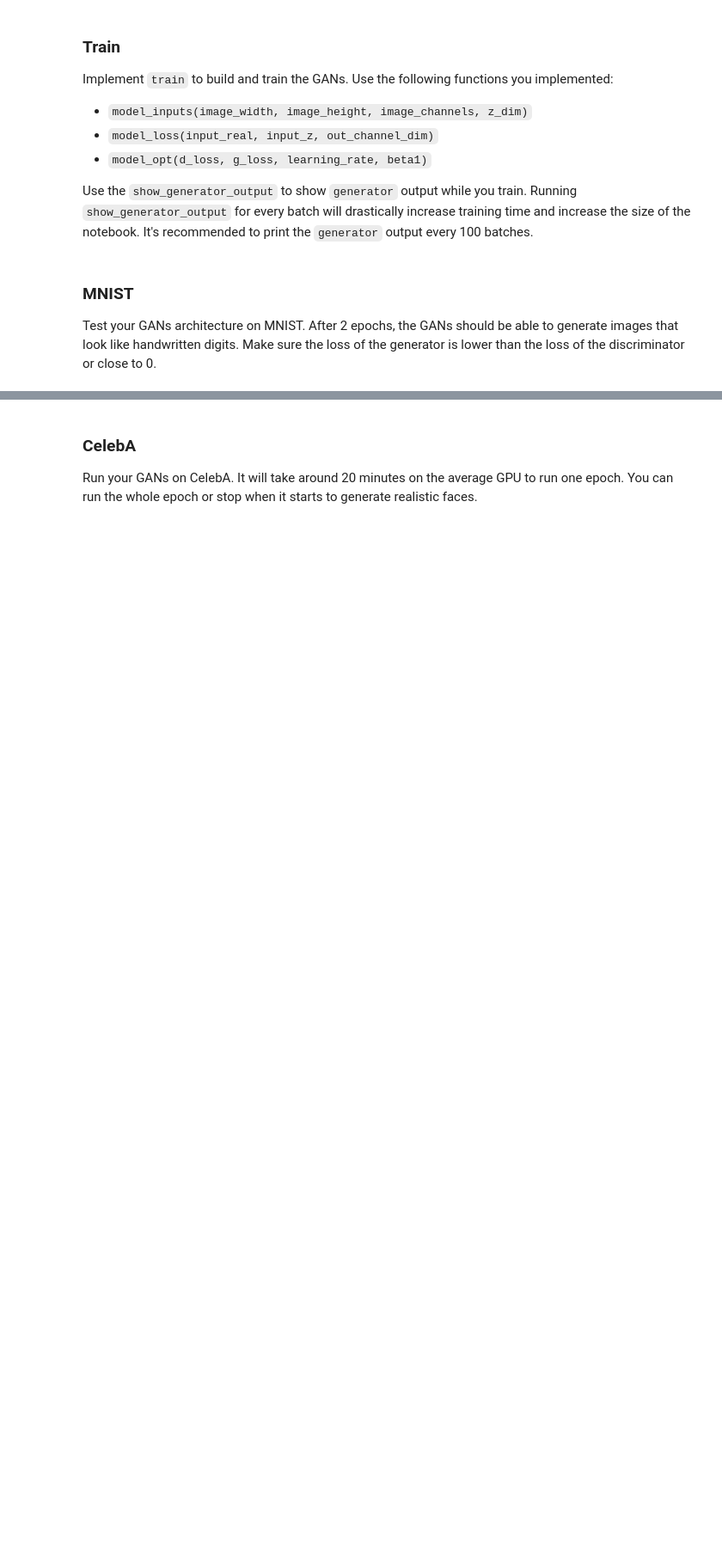
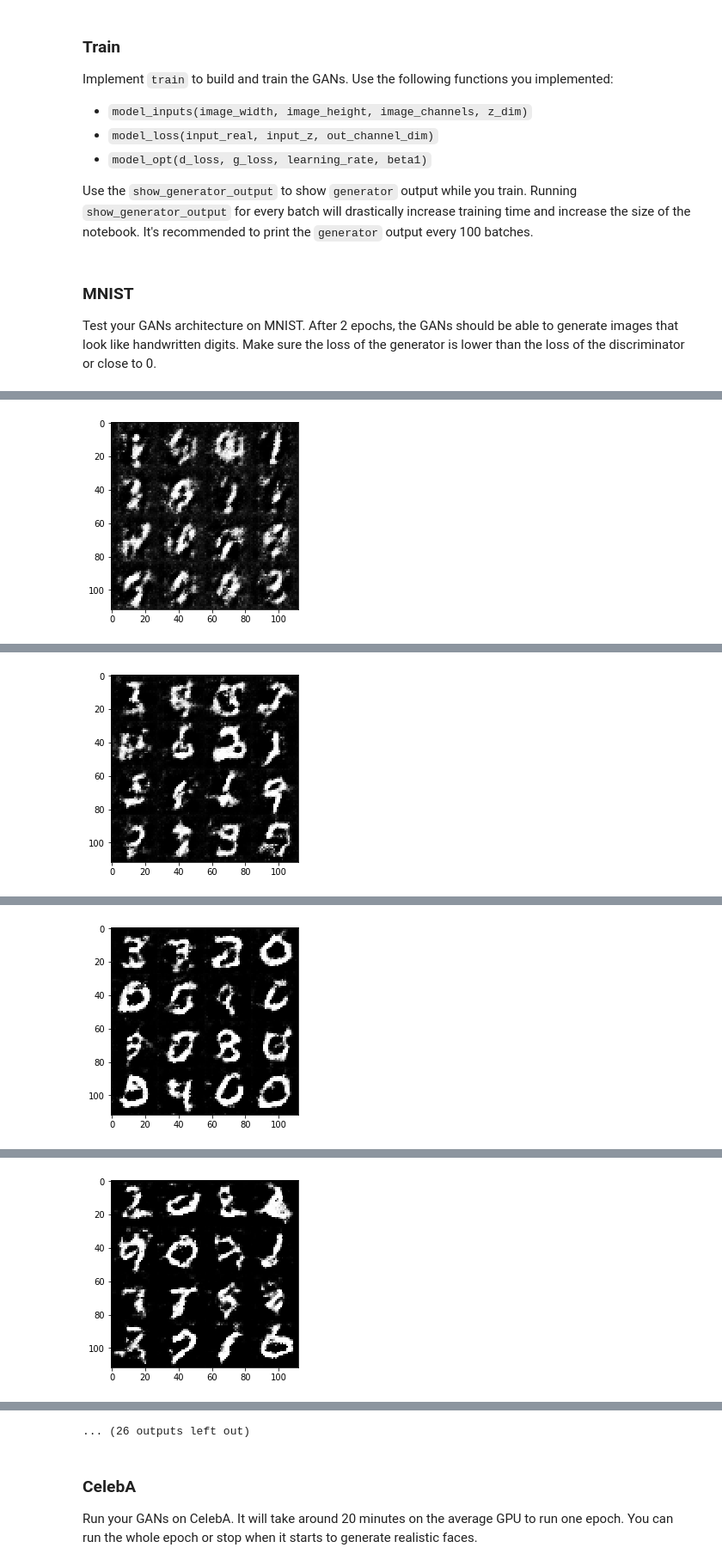
Before and after one commit to anorfleet/saving_face, a Jupyter notebook: dlnd_face_generation.ipynb, the cells around one changed output, grey strips where cells are left out. Shown at 86% size. Saved outputs shown, nothing was run; the diff lists cells and outputs as text; code cells hidden in the pictures; blank space fills up the shorter version.

```diff
--- a/dlnd_face_generation.ipynb
+++ b/dlnd_face_generation.ipynb
@@ -245,10 +242,14 @@ def model_loss(input_real, input_z, out_channel_dim):
     d_model_real, d_logits_real = discriminator(input_real)
     d_model_fake, d_logits_fake = discriminator(g_model, reuse=True)
 
+#     ones_smooth = np.random.uniform(0.8, 1.1, size=tf.shape(d_model_real).shape)
+    ones_smooth = np.random.uniform(0.85, 1, size=(1))
+    zero_smooth = np.random.uniform(0, 0.1, size=(1))
+
     d_loss_real = tf.reduce_mean(
-        tf.nn.sigmoid_cross_entropy_with_logits(logits=d_logits_real, labels=tf.ones_like(d_model_real)*0.85))
+        tf.nn.sigmoid_cross_entropy_with_logits(logits=d_logits_real, labels=tf.ones_like(d_model_real)*ones_smooth))
     d_loss_fake = tf.reduce_mean(
-        tf.nn.sigmoid_cross_entropy_with_logits(logits=d_logits_fake, labels=tf.zeros_like(d_model_fake)))
+        tf.nn.sigmoid_cross_entropy_with_logits(logits=d_logits_fake, labels=tf.zeros_like(d_model_fake)*zero_smooth))
     g_loss = tf.reduce_mean(
         tf.nn.sigmoid_cross_entropy_with_logits(logits=d_logits_fake, labels=tf.ones_like(d_model_fake)))
 
@@ -370,22 +371,25 @@ def train(epoch_count, batch_size, z_dim, learning_rate, beta1, get_batches, dat
 
                 _ = sess.run([d_opt], feed_dict={input_real: batch_images, input_z:z, lr:learning_rate})
                 _ = sess.run([g_opt], feed_dict={input_z:z, input_real: batch_images, lr:learning_rate})
+                _ = sess.run([g_opt], feed_dict={input_z:z, input_real: batch_images, lr:learning_rate})
 
 
-                if steps % 250 == 0:
+                if steps % 100 == 0:
                     # print losses
                     d_loss_train = d_loss.eval(feed_dict={input_real: batch_images, input_z:z})
                     g_loss_train = g_loss.eval(feed_dict={input_z:z})
 
                     print("Epoch {}/{}".format(epoch_i,epoch_count),
+                          "Step {}".format(steps),
                           "Discriminator Loss, {}".format(d_loss_train),
                           "Generator Loss, {}".format(g_loss_train))
                     losses.append([d_loss_train, g_loss_train])
 
-                if steps % 500 == 0:
-                    show_generator_output(sess, batch_size, input_z, chan, data_image_mode)
+                if steps % 200 == 0:
+                    show_generator_output(sess, 16, input_z, chan, data_image_mode)
 
         saver.save(sess, './checkpoints/generator.ckpt')
+        show_generator_output(sess, 16, input_z, chan, data_image_mode)
 
     return losses
 # %% [markdown]
@@ -420,0 +398,47 @@ Epoch 1/2 Discriminator Loss, 1.4547662734985352 Generator Loss, 0.8034948706626
+# %%
+batch_size, z_dim, learning_rate, beta1 = 64, 50, 0.0005, 0.3 # No
+### .... lots of iterating ###
+### I landed on batch size of 25 mostly because it displays well.
+batch_size, z_dim, learning_rate, beta1 = 25, 200, 0.0005, 0.3 #No 0.9, 128
+batch_size, z_dim, learning_rate, beta1 = 25, 200, 0.00005, 0.3 #No 0.9, 128
+batch_size, z_dim, learning_rate, beta1 = 25, 200, 0.0005, 0.25 #this isn't working 0.9, 128
+
+### fixed bug in discriminator
+batch_size, z_dim, learning_rate, beta1 = 25, 100, 0.0005, 0.25 #took to long to train
+batch_size, z_dim, learning_rate, beta1 = 25, 100, 0.001, 0.2 #trained really fast
+
+## bump generator starting dim to 256
+batch_size, z_dim, learning_rate, beta1 = 25, 100, 0.0008, 0.3 #to slow
+batch_size, z_dim, learning_rate, beta1 = 25, 100, 0.001, 0.3 #better but not quite
+
+## bump discriminitor dim seed to 32 to follow DCGAN
+batch_size, z_dim, learning_rate, beta1 = 25, 100, 0.001, 0.3 #better
+batch_size, z_dim, learning_rate, beta1 = 25, 100, 0.0007, 0.3 #better but not quite
+batch_size, z_dim, learning_rate, beta1 = 25, 100, 0.0006, 0.3 #better but not quite
+batch_size, z_dim, learning_rate, beta1 = 25, 200, 0.0006, 0.3 #better number gen seem more stable
+batch_size, z_dim, learning_rate, beta1 = 25, 200, 0.0004, 0.3 #worse
+batch_size, z_dim, learning_rate, beta1 = 25, 200, 0.0006, 0.4 #good
+
+## bump dim seed on generator for 512, closert ot DCGAN
+batch_size, z_dim, learning_rate, beta1 = 25, 200, 0.0005, 0.3 #good, but could go lower in lr or beta1
+batch_size, z_dim, learning_rate, beta1 = 25, 200, 0.0004, 0.5 #nope
+batch_size, z_dim, learning_rate, beta1 = 32, 200, 0.0007, 0.5 #good, number still not crisp
+batch_size, z_dim, learning_rate, beta1 = 64, 200, 0.0005, 0.3 #really bad?
+batch_size, z_dim, learning_rate, beta1 = 64, 200, 0.0008, 0.3 #good, number still not crisp
+batch_size, z_dim, learning_rate, beta1 = 32, 200, 0.0006, 0.3 #good, number still not crisp
+batch_size, z_dim, learning_rate, beta1 = 32, 200, 0.0006, 0.1 #good, number still not crisp
+batch_size, z_dim, learning_rate, beta1 = 32, 200, 0.0007, 0.1 #good, number still not crisp
+
+#Going deeper
+batch_size, z_dim, learning_rate, beta1 = 32, 200, 0.00025, 0.3 #good, number still not crisp
+
+"""
+DON'T MODIFY ANYTHING IN THIS CELL THAT IS BELOW THIS LINE
+"""
+epochs = 2
+
+mnist_dataset = helper.Dataset('mnist', glob(os.path.join(data_dir, 'mnist/*.jpg')))
+with tf.Graph().as_default():
+    train(epochs, batch_size, z_dim, learning_rate, beta1, mnist_dataset.get_batches,
+          mnist_dataset.shape, mnist_dataset.image_mode)
+# %% [output]
@@ -420,0 +447 @@ Epoch 1/2 Discriminator Loss, 1.4547662734985352 Generator Loss, 0.8034948706626
+[figure, added]
@@ -420,0 +450 @@ Epoch 1/2 Discriminator Loss, 1.4547662734985352 Generator Loss, 0.8034948706626
+[figure, added]
@@ -420,0 +453 @@ Epoch 1/2 Discriminator Loss, 1.4547662734985352 Generator Loss, 0.8034948706626
+[figure, added]
@@ -420,0 +456 @@ Epoch 1/2 Discriminator Loss, 1.4547662734985352 Generator Loss, 0.8034948706626
+[figure, added]
@@ -421,3 +463,4 @@ Epoch 1/2 Discriminator Loss, 1.4547662734985352 Generator Loss, 0.8034948706626
+... (26 outputs left out)
 # %% [markdown]
 ### CelebA
 Run your GANs on CelebA.  It will take around 20 minutes on the average GPU to run one epoch.  You can run the whole epoch or stop when it starts to generate realistic faces.
```
Also changed, not shown: parts of 7 cells of this notebook.
